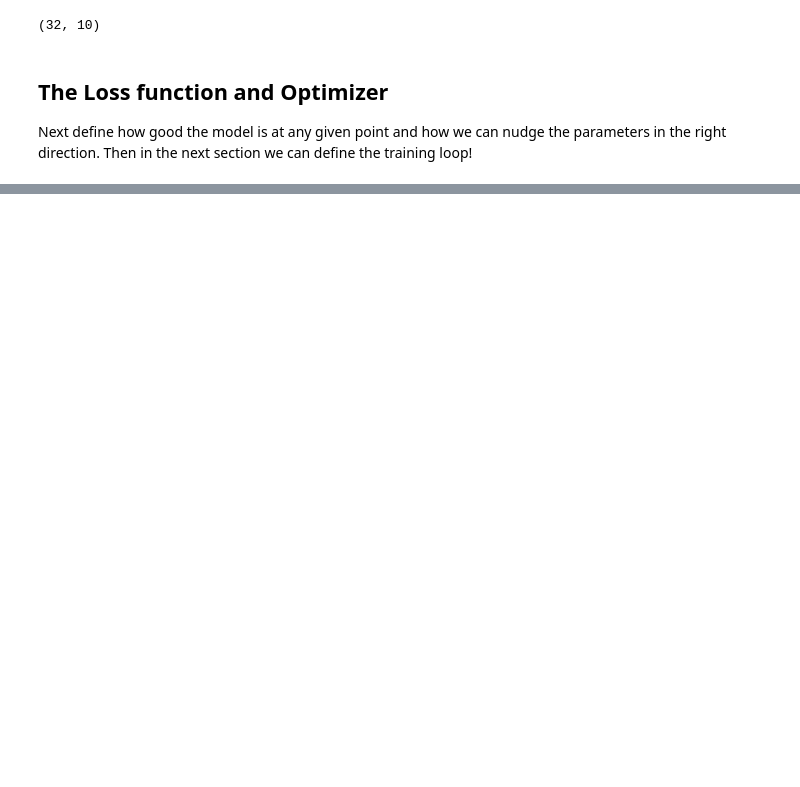
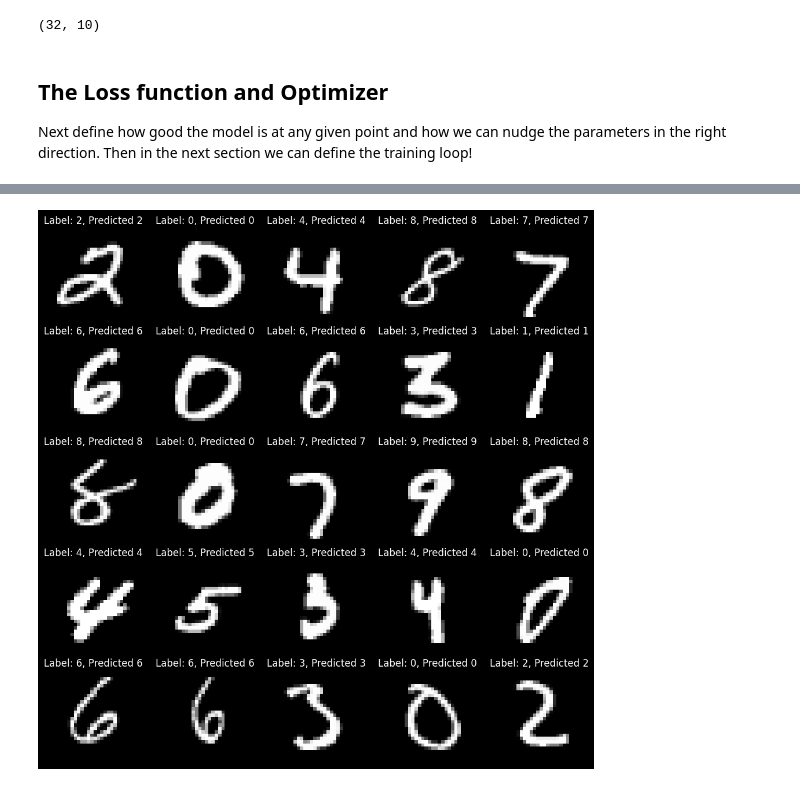
Before and after one commit to xnought/reimplement, a Jupyter notebook: w1_cnn_resnet.ipynb, the cells around one changed output, grey strips where cells are left out. Saved outputs shown, nothing was run; the diff lists cells and outputs as text; code cells hidden in the pictures; blank space fills up the shorter version.

```diff
--- a/w1_cnn_resnet.ipynb
+++ b/w1_cnn_resnet.ipynb
@@ -162,7 +159,7 @@ class ResNetMNIST(nnx.Module):
     x = self.linear(x)
     return x
 
-model = ResNetMNIST(blocks=[2, 2, 2, 2], rngs=nnx.Rngs(0))
+model = ResNetMNIST(blocks=[2,2,2,2,2], rngs=nnx.Rngs(0))
 model
 # %% [output]
 ResNetMNIST(
@@ -195,0 +348,12 @@ Next define how good the model is at any given point and how we can nudge the pa
+# %%
+learning_rate = 0.005/10
+momentum = 0.9
+
+optimizer = nnx.Optimizer(model, optax.adamw(learning_rate, momentum))
+
+for i in range(3):
+  model.train()
+  for step, batch in tqdm(enumerate(train_ds.as_numpy_iterator()), total=train_steps):
+    train_step(model, optimizer, metrics, batch)
+    if step % eval_every == 0 and step > 0:
+      log_metrics(history, metrics, step)
@@ -195,0 +386,12 @@ Next define how good the model is at any given point and how we can nudge the pa
+# %%
+learning_rate = 0.005/100
+momentum = 0.9
+
+optimizer = nnx.Optimizer(model, optax.adamw(learning_rate, momentum))
+
+for i in range(3):
+  model.train()
+  for step, batch in tqdm(enumerate(train_ds.as_numpy_iterator()), total=train_steps):
+    train_step(model, optimizer, metrics, batch)
+    if step % eval_every == 0 and step > 0:
+      log_metrics(history, metrics, step)
@@ -195,0 +417,17 @@ Next define how good the model is at any given point and how we can nudge the pa
+# %%
+@nnx.jit
+def predict(model, batch):
+  logits = model(batch)
+  probs = nnx.softmax(logits, axis=-1)
+  return jnp.argmax(probs, axis=-1), probs
+# %%
+def view_batch_preds(model, batch, rows=5, cols=5):
+  fig, axs = plt.subplots(rows, cols, figsize=(12, 12))
+  preds, _ = predict(model, batch["image"])
+  for i, ax in enumerate(axs.flat):
+    ax.imshow(batch["image"][i], cmap="gray")
+    ax.set_title(f"Label: {batch['label'][i]}, Predicted {preds[i]}")
+    ax.axis('off')
+view_batch_preds(model, test_ds.as_numpy_iterator().next(), rows=5, cols=5)
+# %% [output]
+[figure, added]
```
Also changed, not shown: parts of 12 cells of this notebook.
